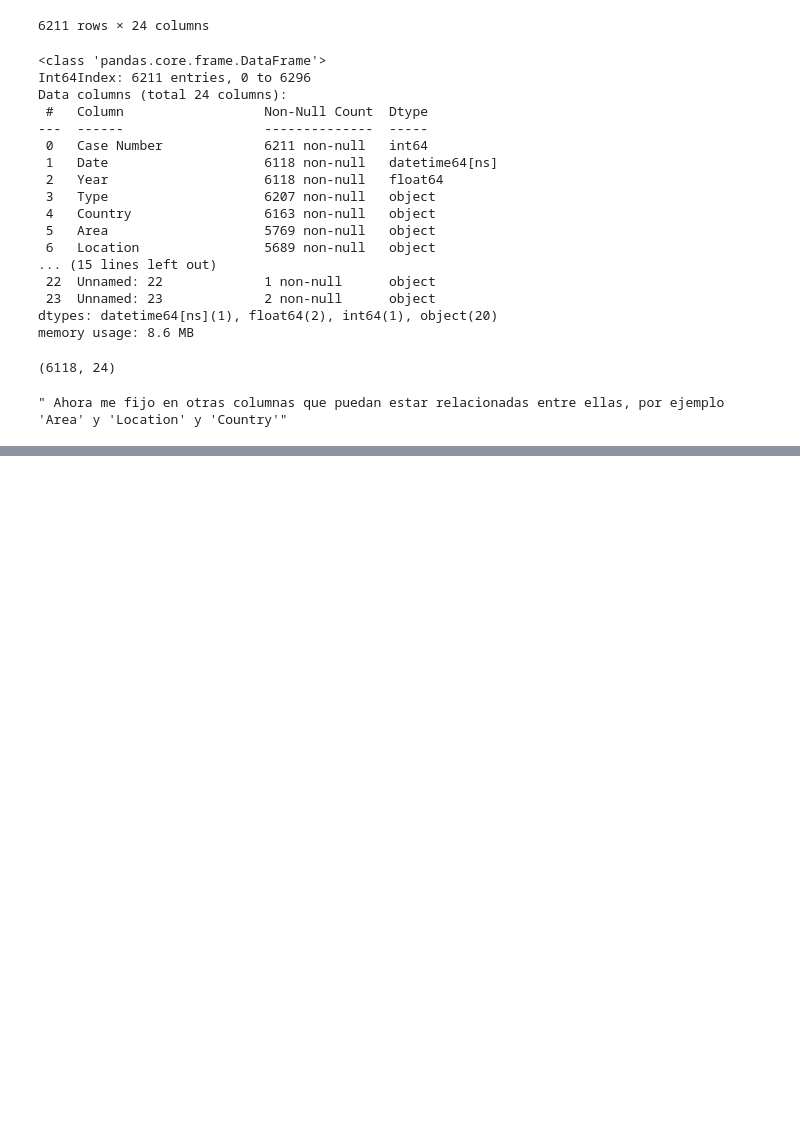
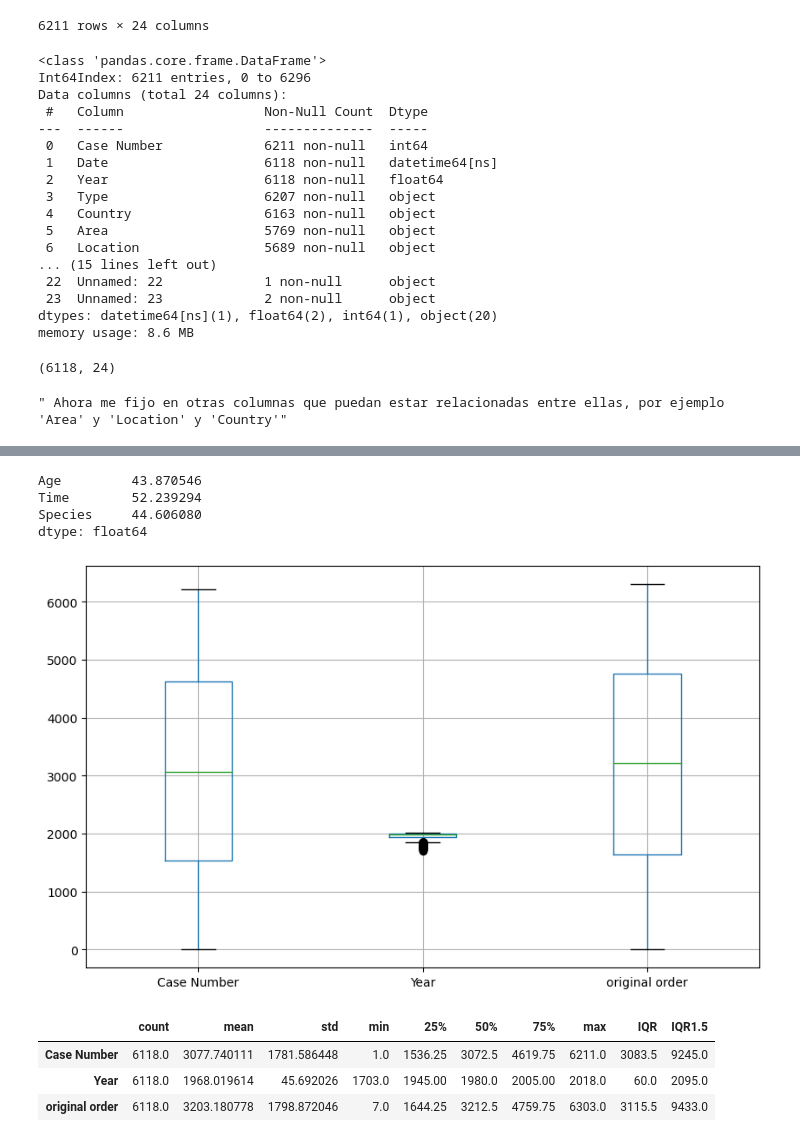
Before and after one commit to crisgo-data/data-cleaning-sharks-attack, a Jupyter notebook: limpieza_sharks.ipynb, the cells around one changed output, grey strips where cells are left out. Saved outputs shown, nothing was run; the diff lists cells and outputs as text; code cells hidden in the pictures; blank space fills up the shorter version.

Commit message:
time

```diff
--- a/limpieza_sharks.ipynb
+++ b/limpieza_sharks.ipynb
@@ -425,0 +534,14 @@ dtype: float64
+# %%
+#Las columnas Unnamed : 22 y 23 no contienen información relevante, las rellenamos con Unknown ya que no podemos eliminarlas
+attack['Unnamed: 22'].fillna('Unknown', inplace=True)
+# %%
+attack['Unnamed: 23'].fillna('Unknown', inplace=True)
+# %%
+nan_cols = attack.isna().mean()  * 100  # porcentaje de nulo en cada columna
+
+nan_cols[nan_cols>0]
+# %% [output]
+Age         43.870546
+Time        52.239294
+Species     44.606080
+dtype: float64
@@ -425,0 +550,27 @@ dtype: float64
+# %%
+# Mi idea es calcular la media de la edad de hombres y mujeres para rellenar los Nan de esta columna.
+#para ello debo eliminar primero los Outliners
+attack['Age'] = pd.to_numeric(attack['Age'], errors='coerce')
+# %%
+attack['Age'].fillna('Unknown', inplace=True)
+# %%
+plt.figure(figsize=(10, 6))
+
+
+attack.boxplot();
+# %% [output]
+[figure, added]
+# %%
+stats=attack.describe().T
+
+stats['IQR']=stats['75%']-stats['25%']
+
+# test de Tukey
+stats['IQR1.5']=1.5 * stats['IQR'] + stats['75%']
+
+stats
+# %% [output]
+|  | count | mean | std | min | 25% | 50% | 75% | max | IQR | IQR1.5 |
+| Case Number | 6118.0 | 3077.740111 | 1781.586448 | 1.0 | 1536.25 | 3072.5 | 4619.75 | 6211.0 | 3083.5 | 9245.0 |
+| Year | 6118.0 | 1968.019614 | 45.692026 | 1703.0 | 1945.00 | 1980.0 | 2005.00 | 2018.0 | 60.0 | 2095.0 |
+| original order | 6118.0 | 3203.180778 | 1798.872046 | 7.0 | 1644.25 | 3212.5 | 4759.75 | 6303.0 | 3115.5 | 9433.0 |
```
Also changed, not shown: parts of 59 cells of this notebook.
